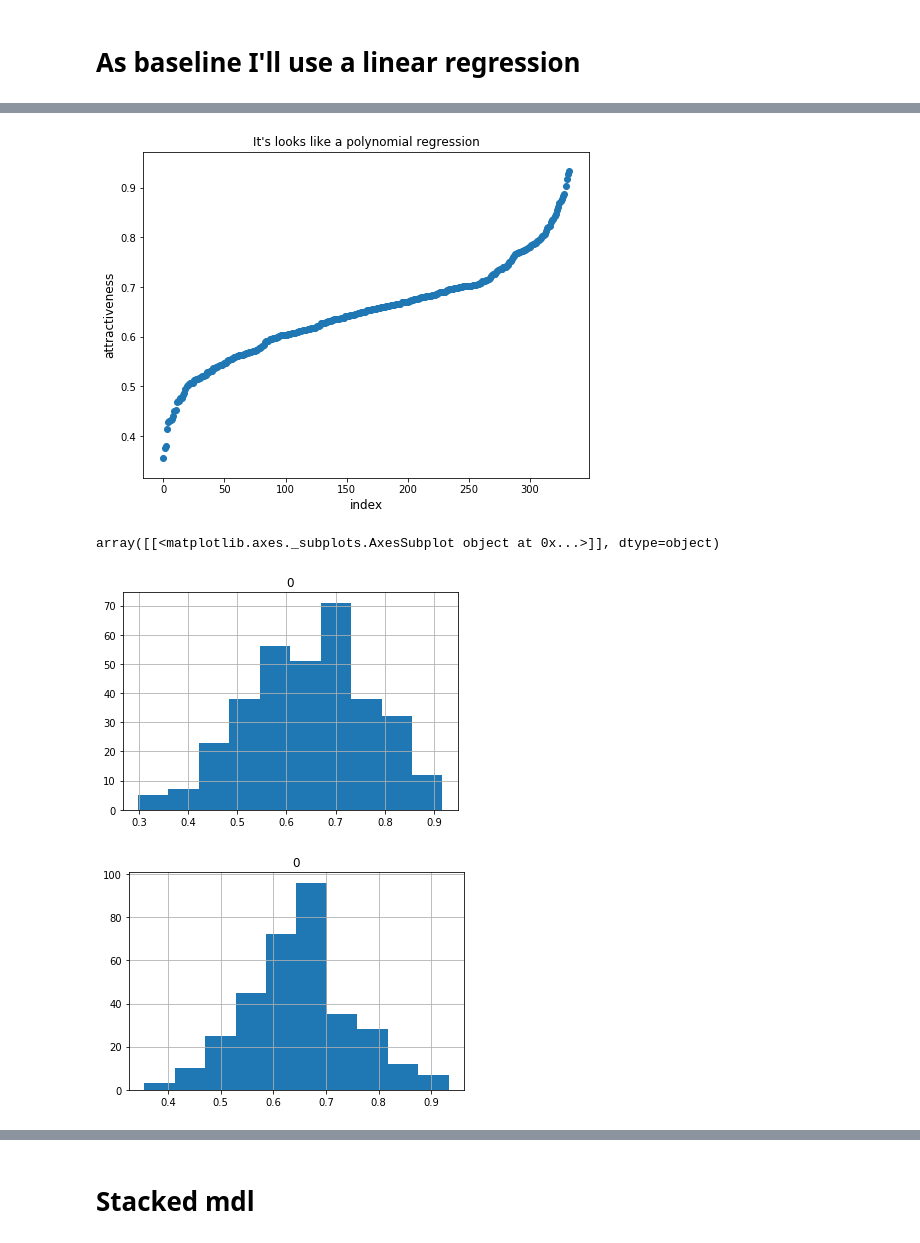
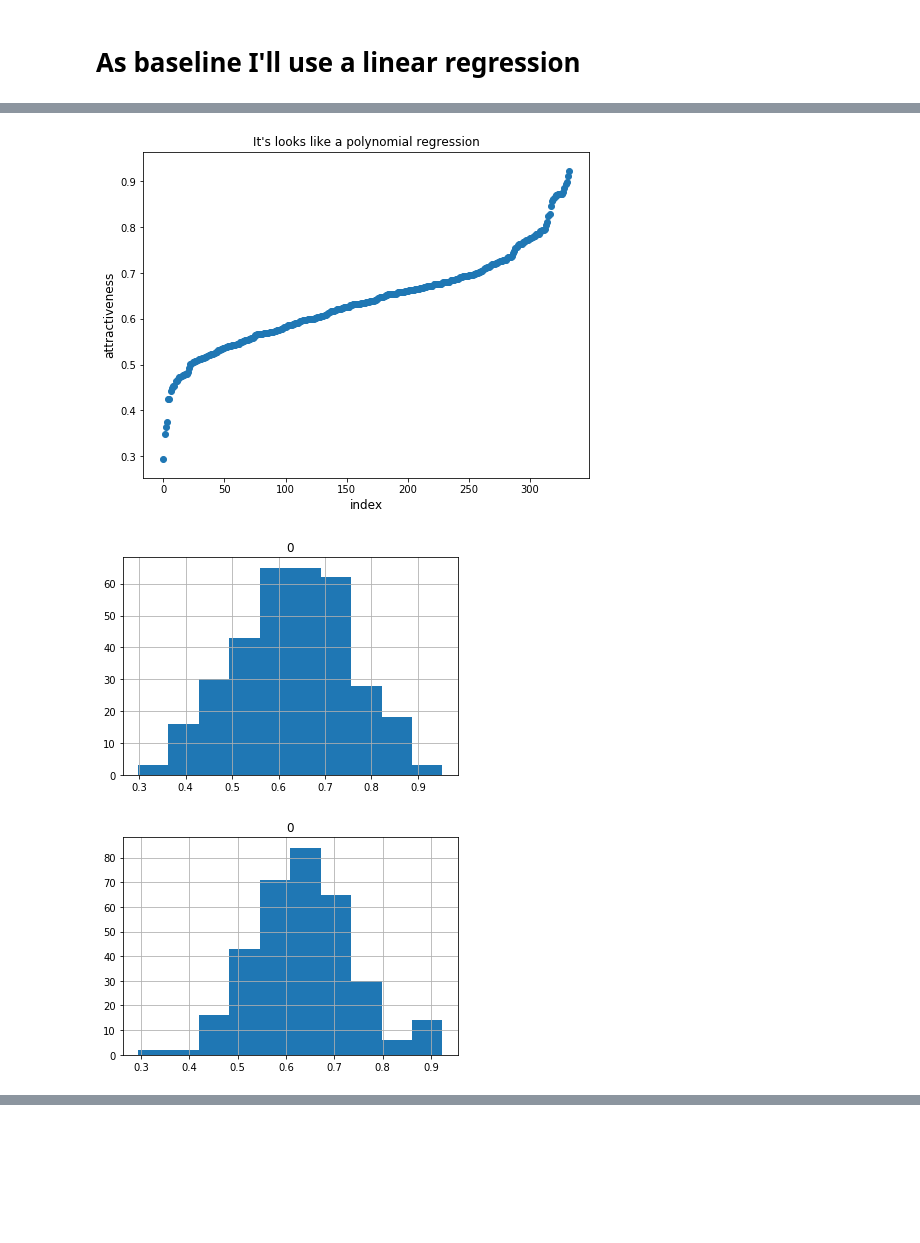
Before and after one commit to Jwuthri/MowerMarket, a Jupyter notebook: notebooks/Exploration Notebook.ipynb, the cells around one changed output, grey strips where cells are left out. Cells and saved outputs as stored; diff of their text form; code cells hidden in the pictures; blank space fills up the shorter version.

```diff
--- a/notebooks/Exploration Notebook.ipynb
+++ b/notebooks/Exploration Notebook.ipynb
@@ -215,5 +217,2 @@ import math
 # %%
-X = train.drop(["market_share", "attractiveness", "id"], axis=1)
-y = train["attractiveness"]
-
-X_train, X_test, y_train, y_test = train_test_split(X, y, test_size=0.33, random_state=0)
+X_train, X_test, y_train, y_test = train_test_split(X, y, test_size=0.25, random_state=0)
@@ -324,0 +295,13 @@ print (p.get_feature_names(X.columns))
+# %%
+p = PolynomialFeatures(degree=2).fit(X)
+cols = p.get_feature_names(X.columns)
+X = train.drop(["market_share", "attractiveness", "id"], axis=1)
+y = train["attractiveness"]
+poly_reg = PolynomialFeatures(degree=2)
+X = poly_reg.fit_transform(X)
+
+X_train, X_test, y_train, y_test = train_test_split(X, y, test_size=0.25, random_state=0)
+x_train = X_train
+x_test = X_test
+y_test = np.array(y_test)
+y_train = np.array(y_train)
@@ -393,45 +410,14 @@ train.drop(["id", "market_share"], axis=1).to_csv("train.csv", index=False)
 # %%
-# -*- coding: utf-8 -*-
-"""
-Created on July 2017
-
-@author: JulienWuthrich
-"""
-import pandas as pd
-import numpy as np
-
-from sklearn.preprocessing import PolynomialFeatures
-from sklearn.metrics import mean_absolute_error, accuracy_score
-from sklearn.model_selection import train_test_split
-
-from sklearn.linear_model.least_angle import LassoLarsCV
-
-from vecstack import stacking
-
-# Read the csv file
-data = pd.read_csv("train.csv")
 regression = True
-
-# Split dependants and independant variables
-y = data[["attractiveness"]]
-X = data.drop("attractiveness", axis=1)
-
-# Split into training and test set
-X_train, X_test, y_train, y_test = train_test_split(X, y, test_size=0.25)
-
-# Apply Some Featuring
-poly_reg = PolynomialFeatures(degree=2)
-
-# Transform into numpy object
-x_train = poly_reg.fit_transform(X_train)
-X_test = poly_reg.fit_transform(X_test)
-y_test = np.array(y_test.ix[:,0])
-y_train = np.array(y_train.ix[:,0])
+x = x[useful_cols]
+X_train, X_test, y_train, y_test = train_test_split(x, y, test_size=0.25, random_state=0)
+x_train = X_train
+x_test = X_test
+y_test = np.array(y_test)
+y_train = np.array(y_train)
 
 # Build model with good params
-model = LassoLarsCV(copy_X=True, cv=None, eps=2.2204460492503131e-16,
-      fit_intercept=True, max_iter=500, max_n_alphas=1000, n_jobs=1,
-      normalize=False, positive=False, precompute='auto', verbose=False)
+model = linear_model.LinearRegression()
 
 # Fit the model
 model.fit(x_train, y_train)
@@ -464,9 +450,11 @@ plt.ylabel('attractiveness', fontsize=12)
 plt.title("It's looks like a polynomial regression")
 plt.show()
 
+pd.DataFrame(y_test).hist()
+pd.DataFrame(y_pred).hist()
+
+f, ax = plt.subplots(figsize=(16, 16))
+coefficients = pd.DataFrame({"Feature": x.columns, "Coefficients":np.transpose(model.coef_)}).sort_values(by="Coefficients")
 sns.barplot(y="Feature", x="Coefficients", data=coefficients)
 plt.show()
-
-pd.DataFrame(y_test).hist()
-pd.DataFrame(y_pred).hist()
 # %% [output]
@@ -478,4 +466,3 @@ Variance score: 0.664
-[figure, old version]
+[figure, new version]
-array([[<matplotlib.axes._subplots.AxesSubplot object at 0x...>]], dtype=object)
-[figure, old version]
+[figure, new version]
-[figure, old version]
+[figure, new version]
@@ -482,2 +469,0 @@ array([[<matplotlib.axes._subplots.AxesSubplot object at 0x...>]], dtype=object)
-# %% [markdown]
-# Stacked mdl
```
Also changed, not shown: parts of 64 cells of this notebook, 2 other files.
